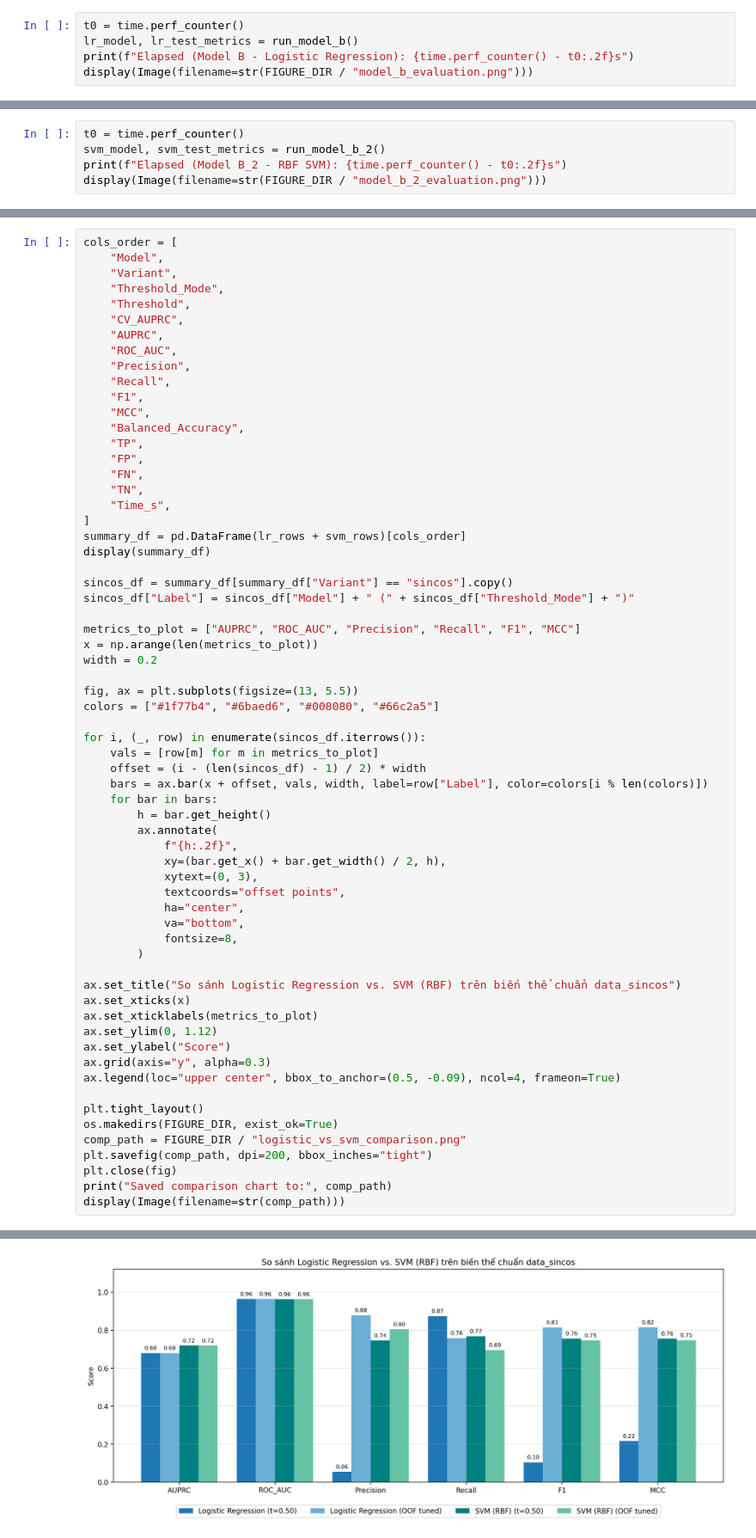
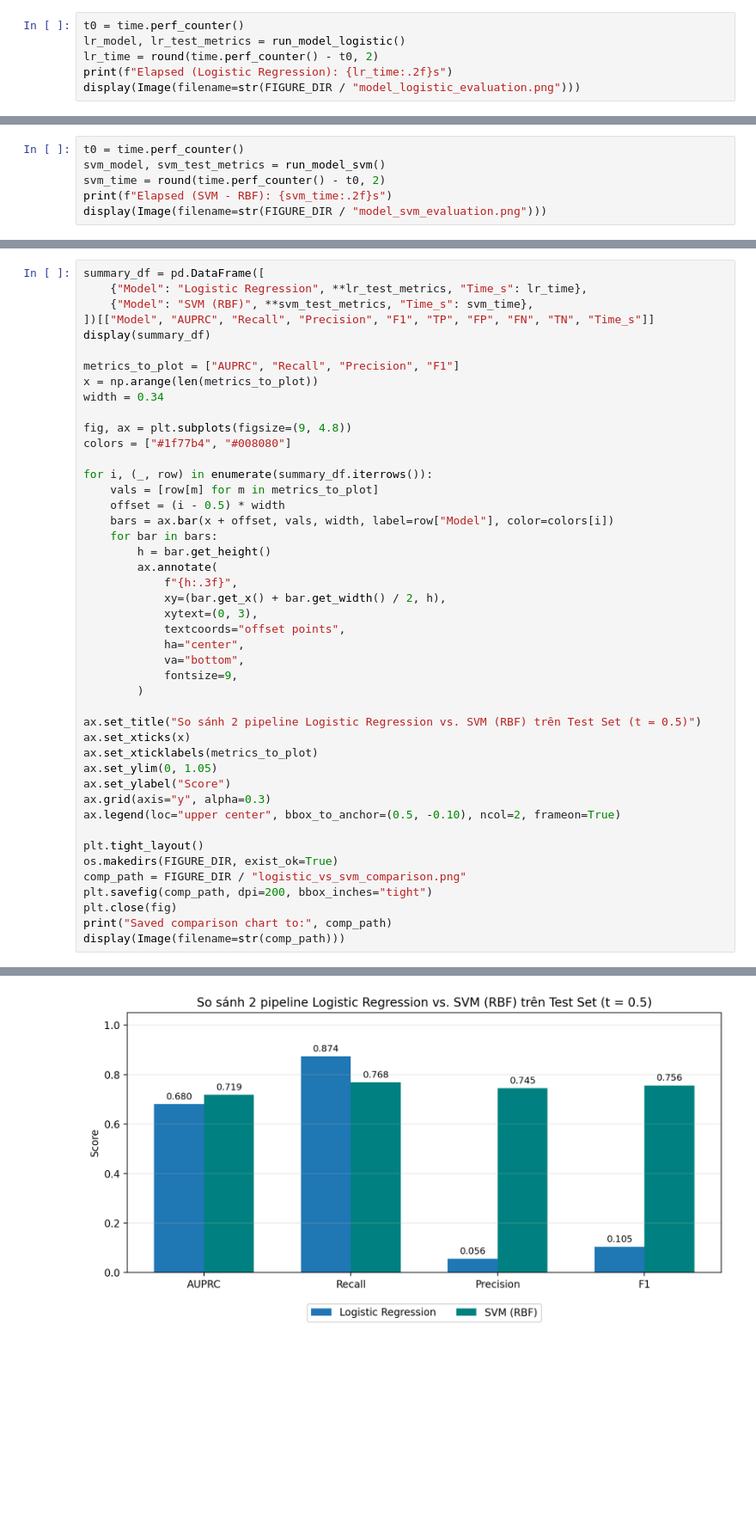
Before and after one commit to hanghithien/ml-project, a Jupyter notebook: Logistic+SVM_testing.ipynb, the cells around one changed output, grey strips where cells are left out. Shown at 86% size. Cells and saved outputs as stored; diff of their text form; blank space fills up the shorter version.

```diff
--- a/Logistic+SVM_testing.ipynb
+++ b/Logistic+SVM_testing.ipynb
@@ -52,6 +35,7 @@ Working directory: D:\DAI_HOC\Uni3\Machine learning\ml-project
 # %%
 t0 = time.perf_counter()
-lr_model, lr_test_metrics = run_model_b()
-print(f"Elapsed (Model B - Logistic Regression): {time.perf_counter() - t0:.2f}s")
-display(Image(filename=str(FIGURE_DIR / "model_b_evaluation.png")))
+lr_model, lr_test_metrics = run_model_logistic()
+lr_time = round(time.perf_counter() - t0, 2)
+print(f"Elapsed (Logistic Regression): {lr_time:.2f}s")
+display(Image(filename=str(FIGURE_DIR / "model_logistic_evaluation.png")))
 # %% [output]
@@ -67,6 +53,7 @@ Elapsed (Model B - Logistic Regression): 7.01s
 # %%
 t0 = time.perf_counter()
-svm_model, svm_test_metrics = run_model_b_2()
-print(f"Elapsed (Model B_2 - RBF SVM): {time.perf_counter() - t0:.2f}s")
-display(Image(filename=str(FIGURE_DIR / "model_b_2_evaluation.png")))
+svm_model, svm_test_metrics = run_model_svm()
+svm_time = round(time.perf_counter() - t0, 2)
+print(f"Elapsed (SVM - RBF): {svm_time:.2f}s")
+display(Image(filename=str(FIGURE_DIR / "model_svm_evaluation.png")))
 # %% [output]
@@ -258,59 +71,40 @@ for vname, vdata in [("no_hour", data_no_hour), ("sincos", data_sincos), ("hour"
 # %%
-cols_order = [
-    "Model",
-    "Variant",
-    "Threshold_Mode",
-    "Threshold",
-    "CV_AUPRC",
-    "AUPRC",
-    "ROC_AUC",
-    "Precision",
-    "Recall",
-    "F1",
-    "MCC",
-    "Balanced_Accuracy",
-    "TP",
-    "FP",
-    "FN",
-    "TN",
-    "Time_s",
-]
-summary_df = pd.DataFrame(lr_rows + svm_rows)[cols_order]
+summary_df = pd.DataFrame([
+    {"Model": "Logistic Regression", **lr_test_metrics, "Time_s": lr_time},
+    {"Model": "SVM (RBF)", **svm_test_metrics, "Time_s": svm_time},
+])[["Model", "AUPRC", "Recall", "Precision", "F1", "TP", "FP", "FN", "TN", "Time_s"]]
 display(summary_df)
 
-sincos_df = summary_df[summary_df["Variant"] == "sincos"].copy()
-sincos_df["Label"] = sincos_df["Model"] + " (" + sincos_df["Threshold_Mode"] + ")"
+metrics_to_plot = ["AUPRC", "Recall", "Precision", "F1"]
+x = np.arange(len(metrics_to_plot))
+width = 0.34
 
-metrics_to_plot = ["AUPRC", "ROC_AUC", "Precision", "Recall", "F1", "MCC"]
-x = np.arange(len(metrics_to_plot))
-width = 0.2
+fig, ax = plt.subplots(figsize=(9, 4.8))
+colors = ["#1f77b4", "#008080"]
 
-fig, ax = plt.subplots(figsize=(13, 5.5))
-colors = ["#1f77b4", "#6baed6", "#008080", "#66c2a5"]
-
-for i, (_, row) in enumerate(sincos_df.iterrows()):
+for i, (_, row) in enumerate(summary_df.iterrows()):
     vals = [row[m] for m in metrics_to_plot]
-    offset = (i - (len(sincos_df) - 1) / 2) * width
-    bars = ax.bar(x + offset, vals, width, label=row["Label"], color=colors[i % len(colors)])
+    offset = (i - 0.5) * width
+    bars = ax.bar(x + offset, vals, width, label=row["Model"], color=colors[i])
     for bar in bars:
         h = bar.get_height()
         ax.annotate(
-            f"{h:.2f}",
+            f"{h:.3f}",
             xy=(bar.get_x() + bar.get_width() / 2, h),
             xytext=(0, 3),
             textcoords="offset points",
             ha="center",
             va="bottom",
-            fontsize=8,
+            fontsize=9,
         )
 
-ax.set_title("So sánh Logistic Regression vs. SVM (RBF) trên biến thể chuẩn data_sincos")
+ax.set_title("So sánh 2 pipeline Logistic Regression vs. SVM (RBF) trên Test Set (t = 0.5)")
 ax.set_xticks(x)
 ax.set_xticklabels(metrics_to_plot)
-ax.set_ylim(0, 1.12)
+ax.set_ylim(0, 1.05)
 ax.set_ylabel("Score")
 ax.grid(axis="y", alpha=0.3)
-ax.legend(loc="upper center", bbox_to_anchor=(0.5, -0.09), ncol=4, frameon=True)
+ax.legend(loc="upper center", bbox_to_anchor=(0.5, -0.10), ncol=2, frameon=True)
 
 plt.tight_layout()
 os.makedirs(FIGURE_DIR, exist_ok=True)
@@ -336,2 +120,2 @@ display(Image(filename=str(comp_path)))
 Saved comparison chart to: D:\DAI_HOC\Uni3\Machine learning\ml-project\outputs\figures\logistic_vs_svm_comparison.png
-[figure, old version]
+[figure, new version]
```
Also changed, not shown: parts of 16 cells of this notebook.
